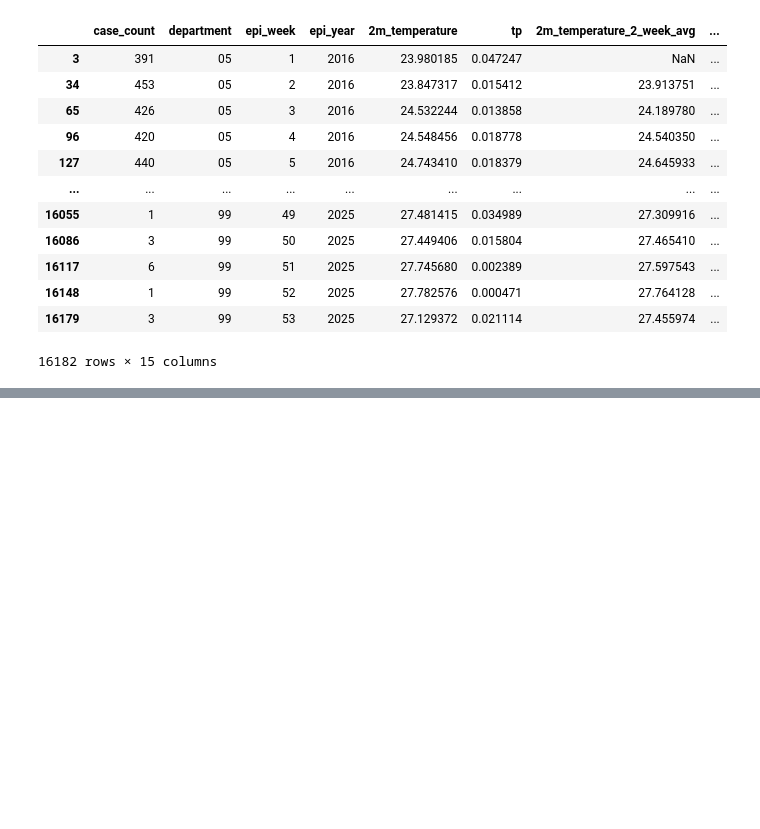
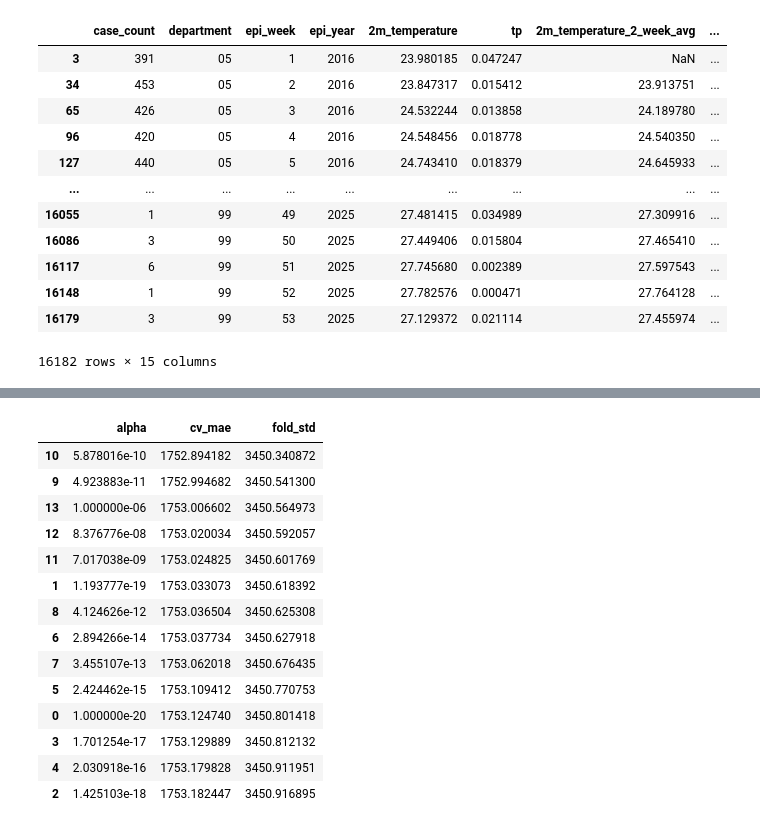
Before and after one commit to CarlosBlanco1/ColombiaDengueForecasting, a Jupyter notebook: notebooks/explore_dengue_cases.ipynb, the cells around one changed output, grey strips where cells are left out. Cells and saved outputs as stored; diff of their text form; code cells hidden in the pictures; blank space fills up the shorter version.

Commit message:
Baseline, Ridge, Poisson and NB all computed and measured

```diff
--- a/notebooks/explore_dengue_cases.ipynb
+++ b/notebooks/explore_dengue_cases.ipynb
@@ -1191,7 +1191,12 @@ weekly_temp_precip_cases_by_department_df
 | 16179 | 3 | 99 | 53 | 2025 | 27.129372 | 0.021114 | 27.455974 | ... |
 16182 rows × 15 columns
 # %%
-weekly_temp_precip_cases_by_department_df['target_next_week_cases'] = (weekly_temp_precip_cases_by_department_df.groupby('department')['case_count'].shift(-1))
+grouped_by_dpt = weekly_temp_precip_cases_by_department_df.groupby('department')
+
+weekly_temp_precip_cases_by_department_df['target_next_week_cases'] = grouped_by_dpt['case_count'].shift(-1)
+weekly_temp_precip_cases_by_department_df['target_epi_week'] = grouped_by_dpt['epi_week'].shift(-1)
+weekly_temp_precip_cases_by_department_df['target_epi_year'] = grouped_by_dpt['epi_year'].shift(-1)
+
 weekly_temp_precip_cases_by_department_df
 # %% [output]
 |  | case_count | department | epi_week | epi_year | 2m_temperature | tp | 2m_temperature_2_week_avg | ... |
@@ -1210,3 +1214,0 @@ weekly_temp_precip_cases_by_department_df
-# %%
-weekly_temp_precip_cases_by_department_df = pd.get_dummies(weekly_temp_precip_cases_by_department_df, columns=['department'], drop_first=True, dtype=int)
-weekly_temp_precip_cases_by_department_df
@@ -1227,5 +1215,3 @@ weekly_temp_precip_cases_by_department_df
-# %%
-weekly_temp_precip_cases_by_department_df = weekly_temp_precip_cases_by_department_df.dropna()
 # %%
 weekly_temp_precip_cases_by_department_df.columns.to_list()
 # %% [output]
@@ -1317,0 +1403,25 @@ Best CV MAE:  9.262705568012848
+# %%
+p_results = pd.DataFrame({
+    "alpha": poisson_search.cv_results_['param_poisson_model__alpha'],
+    "cv_mae" : -poisson_search.cv_results_['mean_test_score'],
+    "fold_std" : poisson_search.cv_results_['std_test_score']
+})
+
+p_results = p_results.sort_values('cv_mae')
+p_results
+# %% [output]
+|  | alpha | cv_mae | fold_std |
+| 10 | 5.878016e-10 | 1752.894182 | 3450.340872 |
+| 9 | 4.923883e-11 | 1752.994682 | 3450.541300 |
+| 13 | 1.000000e-06 | 1753.006602 | 3450.564973 |
+| 12 | 8.376776e-08 | 1753.020034 | 3450.592057 |
+| 11 | 7.017038e-09 | 1753.024825 | 3450.601769 |
+| 1 | 1.193777e-19 | 1753.033073 | 3450.618392 |
+| 8 | 4.124626e-12 | 1753.036504 | 3450.625308 |
+| 6 | 2.894266e-14 | 1753.037734 | 3450.627918 |
+| 7 | 3.455107e-13 | 1753.062018 | 3450.676435 |
+| 5 | 2.424462e-15 | 1753.109412 | 3450.770753 |
+| 0 | 1.000000e-20 | 1753.124740 | 3450.801418 |
+| 3 | 1.701254e-17 | 1753.129889 | 3450.812132 |
+| 4 | 2.030918e-16 | 1753.179828 | 3450.911951 |
+| 2 | 1.425103e-18 | 1753.182447 | 3450.916895 |
```
Also changed, not shown: parts of 11 cells of this notebook.
